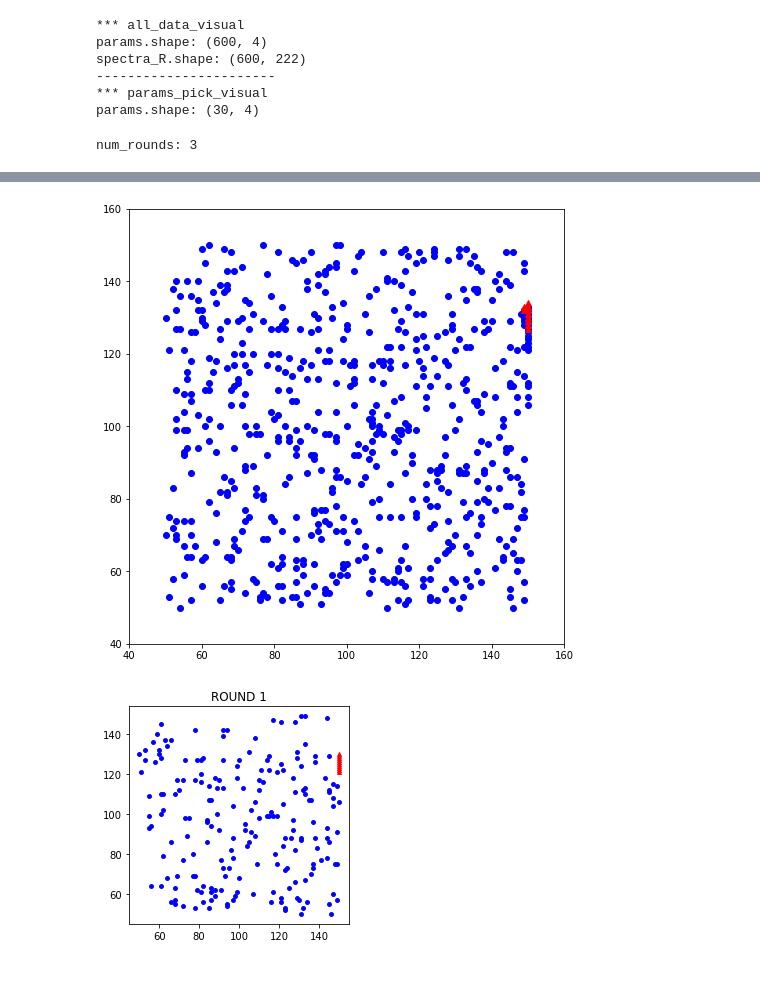
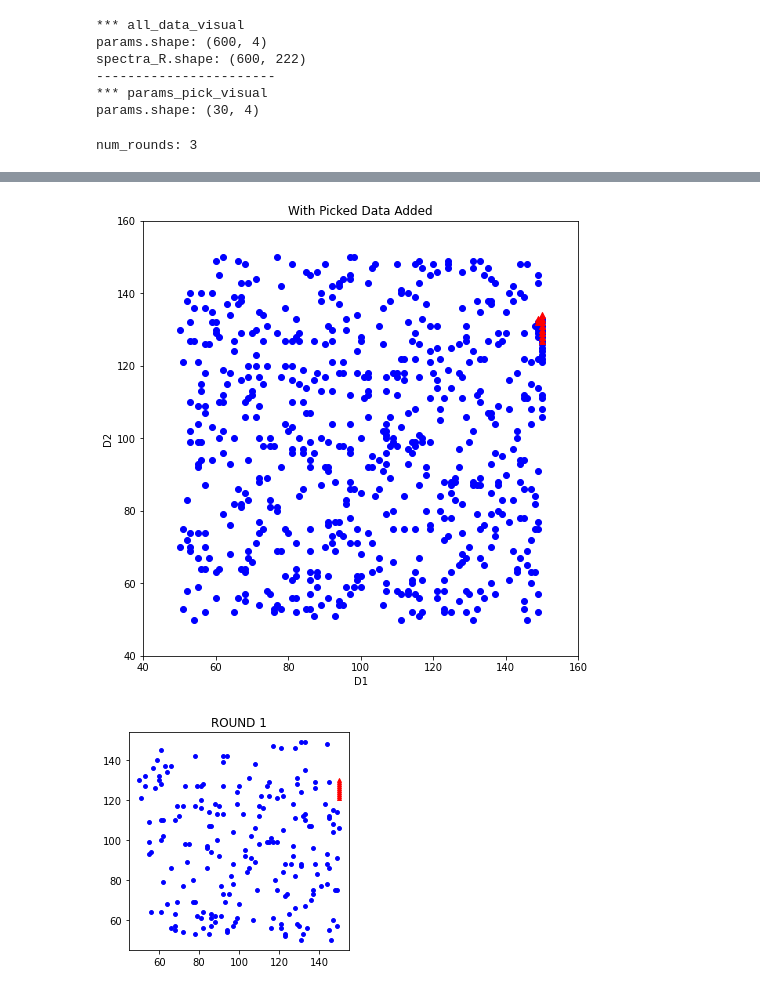
Before and after one commit to GuoyaoShen/AutoRCWA_Net, a Jupyter notebook: visualization_absorber.ipynb, the cells around one changed output, grey strips where cells are left out. Cells and saved outputs as stored; diff of their text form; code cells hidden in the pictures.

```diff
--- a/visualization_absorber.ipynb
+++ b/visualization_absorber.ipynb
@@ -167,34 +167,37 @@ def animate(idx):
     #important - the figure is cleared and new axes are added
     fig.clear()
     ax = fig.add_subplot(111, aspect='equal', autoscale_on=False, xlim=(40, 160), ylim=(40, 160))
     #the new axes must be re-formatted
     ax.set_xlim(40, 160)
     ax.set_ylim(40, 160)
+    plt.xlabel('D1')
+    plt.ylabel('D2')
+    plt.title('With Picked Data Added')
     # and the elements for this frame are added
     x_sampling = params_sampling[:(ROUND+1)*n_sampling, 0]
     y_sampling = params_sampling[:(ROUND+1)*n_sampling, 1]
 
     x_pick = params_pick[(ROUND)*n_pick:(ROUND+1)*n_pick, 0]
     y_pick = params_pick[(ROUND)*n_pick:(ROUND+1)*n_pick, 1]
 
     if idx>0:  # enable this if dict is added to training points
         x_pick_last = params_pick[0:(ROUND)*n_pick, 0]
         y_pick_last = params_pick[0:(ROUND)*n_pick, 1]
 
         x_sampling = np.concatenate((x_sampling, x_pick_last), axis=0)
         y_sampling = np.concatenate((y_sampling, y_pick_last), axis=0)
 
     ax.scatter(x_sampling, y_sampling, c='b')
     if idx%2!=0:  # show picked params
         ax.scatter(x_pick, y_pick, c='r', marker = '^')
 
 anim = animation.FuncAnimation(fig, animate, interval=1000, frames=2*num_rounds)
 anim.save('./data/absorber/absorber_track_dict_add.gif', writer='pillow', fps=1)
 HTML(anim.to_html5_video())
 # %% [output]
 num_rounds: 3
 [interactive output not drawn]
-[figure, old version]
+[figure, new version]
 # %%
 marker_size = 15 #upped this to make points more visible
 
```
Also changed, not shown: parts of 4 cells of this notebook, 2 other files.
